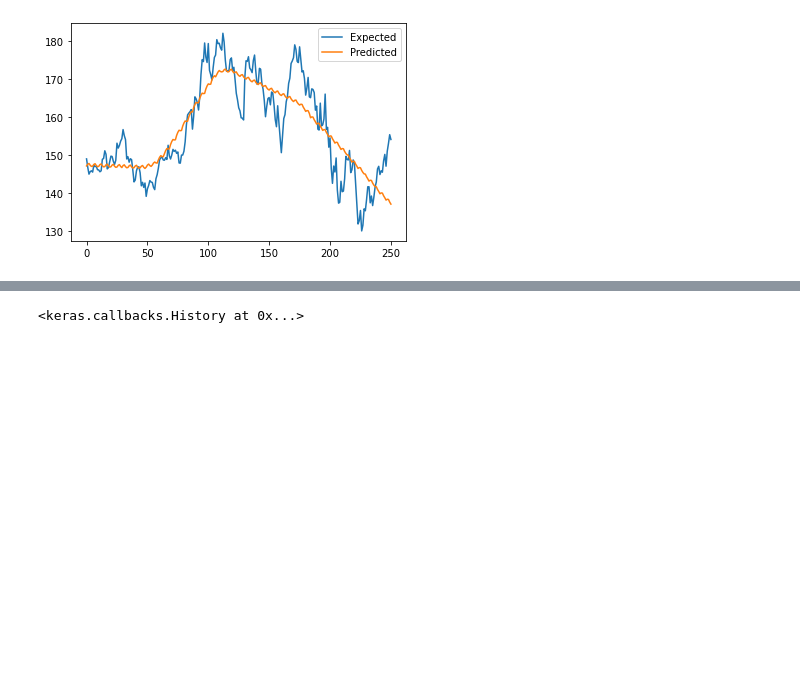
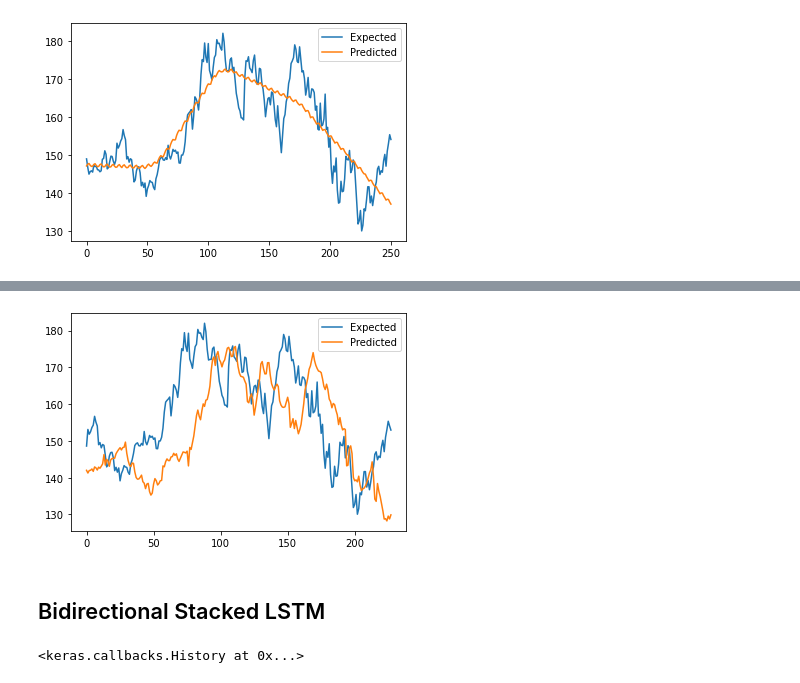
Before and after one commit to dvh549/Portfolio_Optimisation, a Jupyter notebook: ml_playground.ipynb, the cells around one changed output, grey strips where cells are left out. Cells and saved outputs as stored; diff of their text form; code cells hidden in the pictures; blank space fills up the shorter version.

```diff
--- a/ml_playground.ipynb
+++ b/ml_playground.ipynb
@@ -105,0 +167,8 @@ X = X.reshape((X.shape[0], X.shape[1], 1))
+# %%
+model = Sequential()
+model.add(LSTM(100, activation='relu', return_sequences=True, input_shape=(24, 1)))
+model.add(Dropout(0.2))
+model.add(LSTM(100, activation='relu', input_shape=(24, 1)))
+model.add(Dropout(0.2))
+model.add(Dense(1))
+model.compile(optimizer="adam", loss="mae")
@@ -105,0 +179,2 @@ X = X.reshape((X.shape[0], X.shape[1], 1))
+# %%
+predictions = model.predict(X, verbose=0)
@@ -106,3 +185,9 @@ X = X.reshape((X.shape[0], X.shape[1], 1))
+# %%
+plot_graph(y, predictions)
+# %% [output]
+[figure, added]
+# %% [markdown]
+## Bidirectional Stacked LSTM
 # %%
 model = Sequential()
 model.add(Bidirectional(LSTM(100, activation='relu', return_sequences=True), input_shape=(24, 1)))
```
Also changed, not shown: parts of 21 cells of this notebook, 3 other files.
